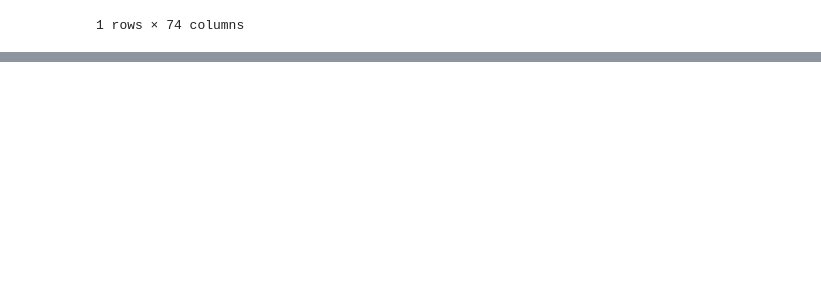
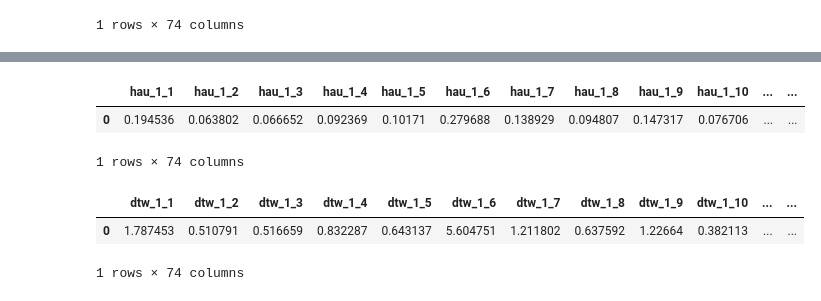
Before and after one commit to hse-scila/EyeFeatures, a Jupyter notebook: eyetracking/features/test.ipynb, the cells around one changed output, grey strips where cells are left out. Drawn from its saved outputs; the diff is of its cells as text; code cells hidden in the pictures; blank space fills up the shorter version.

```diff
--- a/eyetracking/features/test.ipynb
+++ b/eyetracking/features/test.ipynb
@@ -117,3 +117,22 @@ euc.fit_transform(data)
 |  | euc_1_1 | euc_1_2 | euc_1_3 | euc_1_4 | euc_1_5 | euc_1_6 | euc_1_7 | euc_1_8 | euc_1_9 | euc_1_10 | ... | ... |
 | 0 | 19.774817 | 6.845336 | 6.807137 | 9.40596 | 6.841313 | 13.803866 | 13.172698 | 9.699999 | 10.177342 | 5.370692 | ... | ... |
 1 rows × 74 columns
+# %%
+from scanpath_dist import get_fill_path
+
+expected_paths = get_expected_path(
+    data=data,
+    x='norm_pos_x',
+    y='norm_pos_y',
+    path_pk=['tekst'],
+    pk=['Participant', 'tekst'],
+    return_df=True
+)
+
+fill_path = get_fill_path(
+    list(expected_paths.values()),
+    x='x_est',
+    y='y_est'
+)
+
+len(expected_paths)
@@ -119,0 +141,11 @@ euc.fit_transform(data)
+# %%
+euc = EucDist(
+    x='norm_pos_x',
+    y='norm_pos_y',
+    path_pk=['tekst'],
+    pk=['Participant', 'tekst'],
+    expected_paths=expected_paths,
+    return_df=False
+)
+
+euc.fit_transform(data)
@@ -119,0 +168,36 @@ euc.fit_transform(data)
+# %%
+from scanpath_dist import HauDist
+
+hau = HauDist(
+    x='norm_pos_x',
+    y='norm_pos_y',
+    path_pk=['tekst'],
+    pk=['Participant', 'tekst'],
+    expected_paths=expected_paths,
+    fill_path=fill_path,
+    return_df=True
+)
+
+hau.fit_transform(data)
+# %% [output]
+|  | hau_1_1 | hau_1_2 | hau_1_3 | hau_1_4 | hau_1_5 | hau_1_6 | hau_1_7 | hau_1_8 | hau_1_9 | hau_1_10 | ... | ... |
+| 0 | 0.194536 | 0.063802 | 0.066652 | 0.092369 | 0.10171 | 0.279688 | 0.138929 | 0.094807 | 0.147317 | 0.076706 | ... | ... |
+1 rows × 74 columns
+# %%
+from scanpath_dist import DTWDist
+
+dtw = DTWDist(
+    x='norm_pos_x',
+    y='norm_pos_y',
+    path_pk=['tekst'],
+    pk=['Participant', 'tekst'],
+    expected_paths=expected_paths,
+    fill_path=fill_path,
+    return_df=True
+)
+
+dtw.fit_transform(data)
+# %% [output]
+|  | dtw_1_1 | dtw_1_2 | dtw_1_3 | dtw_1_4 | dtw_1_5 | dtw_1_6 | dtw_1_7 | dtw_1_8 | dtw_1_9 | dtw_1_10 | ... | ... |
+| 0 | 1.787453 | 0.510791 | 0.516659 | 0.832287 | 0.643137 | 5.604751 | 1.211802 | 0.637592 | 1.22664 | 0.382113 | ... | ... |
+1 rows × 74 columns
```
Also changed, not shown: parts of 3 cells of this notebook, 3 other files.
